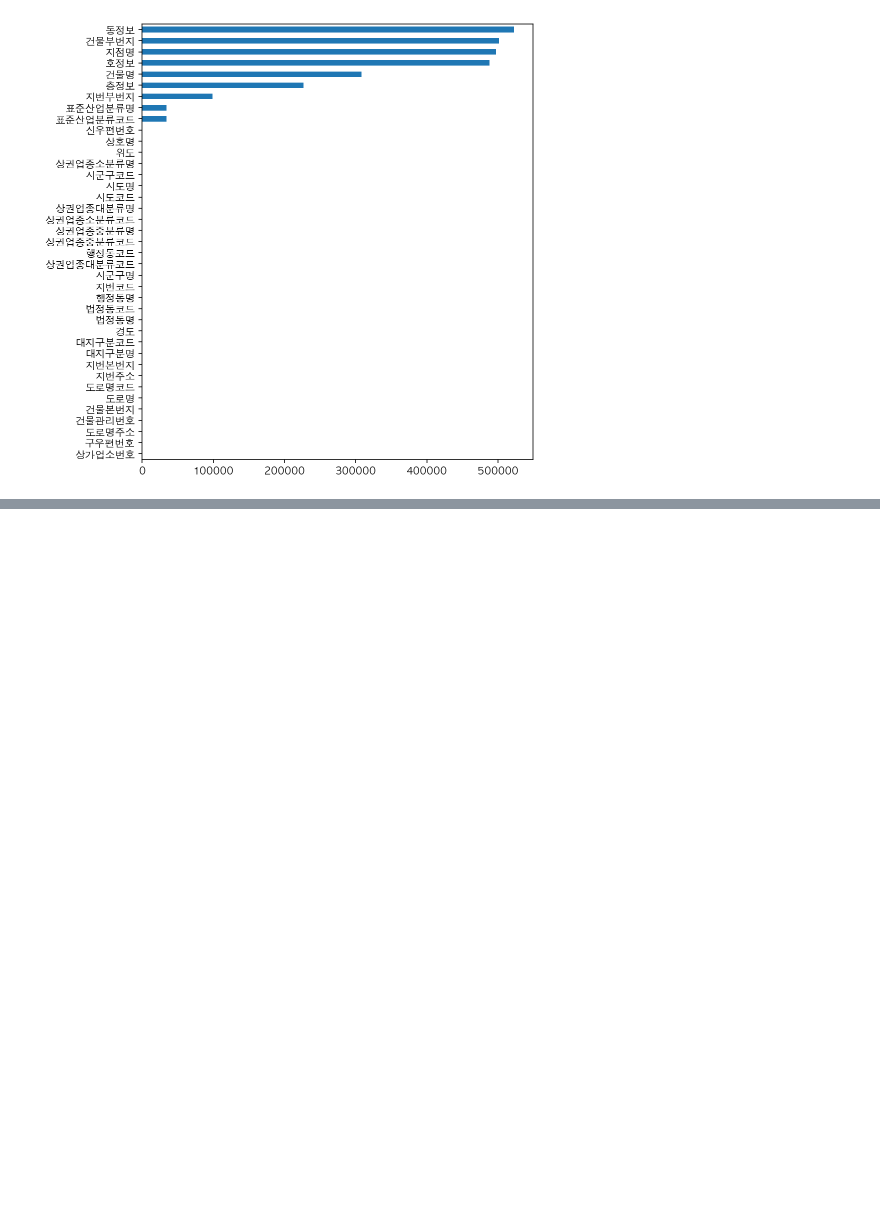
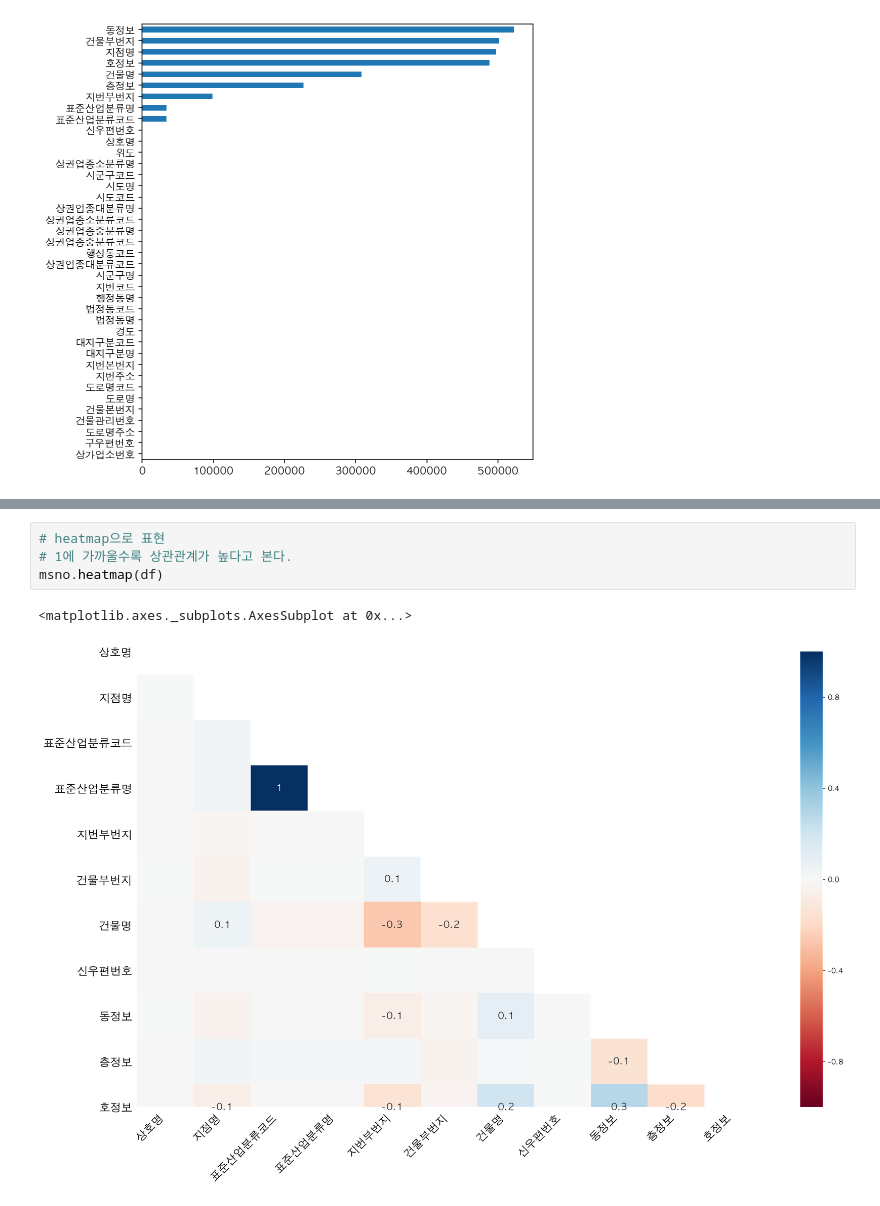
Before and after one commit to MovingKyo/python_data_visualization, a Jupyter notebook: 상가 상권 분석 데이터 시각화.ipynb, the cells around one changed output, grey strips where cells are left out. Drawn from its saved outputs; the diff is of its cells as text; blank space fills up the shorter version.

```diff
--- a/상가 상권 분석 데이터 시각화.ipynb
+++ b/상가 상권 분석 데이터 시각화.ipynb
@@ -137,0 +146,7 @@ n.sort_values().plot.barh(figsize=(7,8))
+# %%
+# heatmap으로 표현
+# 1에 가까울수록 상관관계가 높다고 본다.
+msno.heatmap(df)
+# %% [output]
+<matplotlib.axes._subplots.AxesSubplot at 0x...>
+[figure, added]
```
Also changed, not shown: parts of 38 cells of this notebook.
